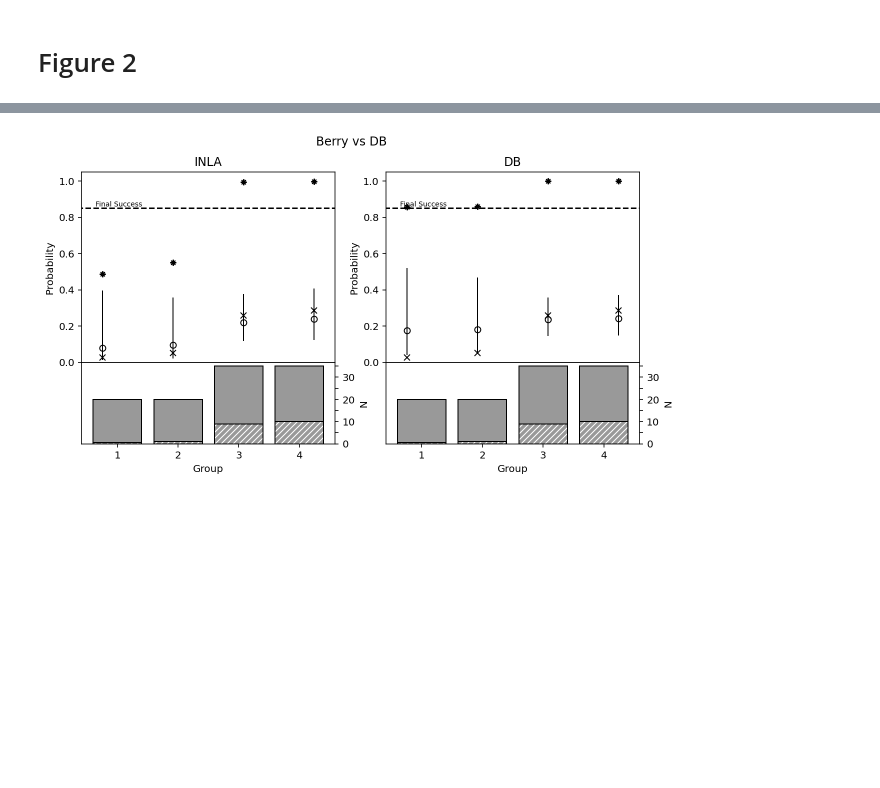
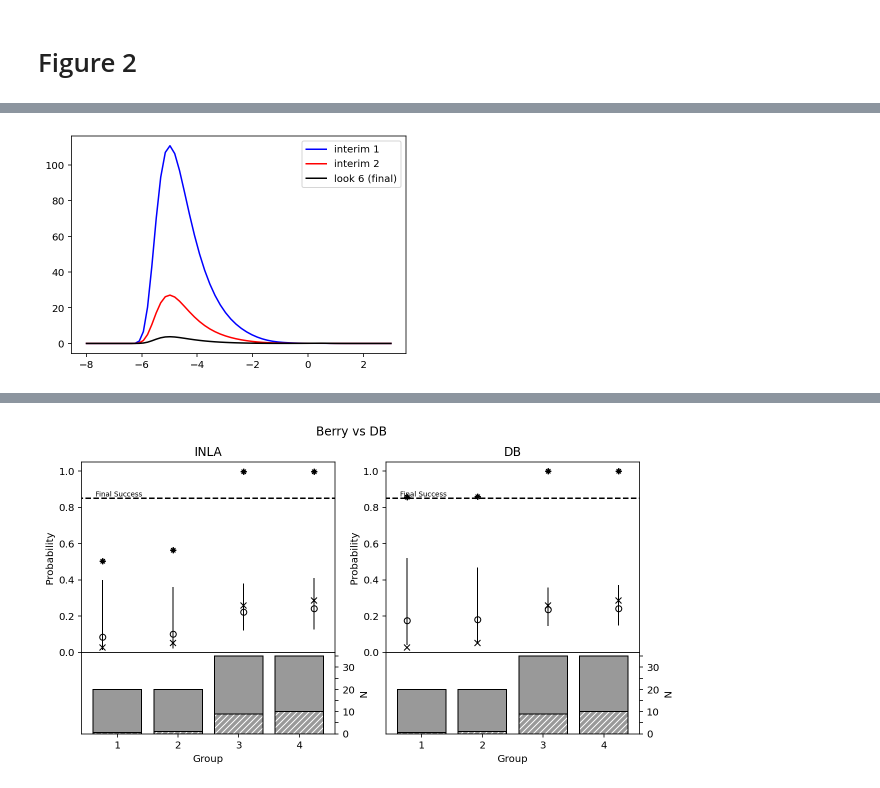
Before and after one commit to Confirm-Solutions/imprint, a Jupyter notebook: research/berry/berry_dirty.ipynb, the cells around one changed output, grey strips where cells are left out. Drawn from its saved outputs; the diff is of its cells as text; code cells hidden in the pictures; blank space fills up the shorter version.

```diff
--- a/research/berry/berry_dirty.ipynb
+++ b/research/berry/berry_dirty.ipynb
@@ -177,0 +193,11 @@ db_stats = dirty_bayes.calc_dirty_bayes(y_i, n_i, b.mu_0, b.logit_p1, b.suc_thre
+# %%
+p_sigma_g_y = exact.integrate(b, data[[0,1,5]], integrate_thetas=(0, 1, 2, 3))
+p_sigma_g_y /= np.sum(p_sigma_g_y * b.sigma2_rule.wts, axis=1)[:, None]
+# TODO: would be cool to do a CDF here using a generated product rule for each subset of points.
+plt.plot(np.log10(b.sigma2_rule.pts), p_sigma_g_y[0], 'b', label='interim 1')
+plt.plot(np.log10(b.sigma2_rule.pts), p_sigma_g_y[1], 'r', label='interim 2')
+plt.plot(np.log10(b.sigma2_rule.pts), p_sigma_g_y[2], 'k', label='look 6 (final)')
+plt.legend()
+plt.show()
+# %% [output]
+[figure, added]
```
Also changed, not shown: parts of 17 cells of this notebook, 3 other files.
